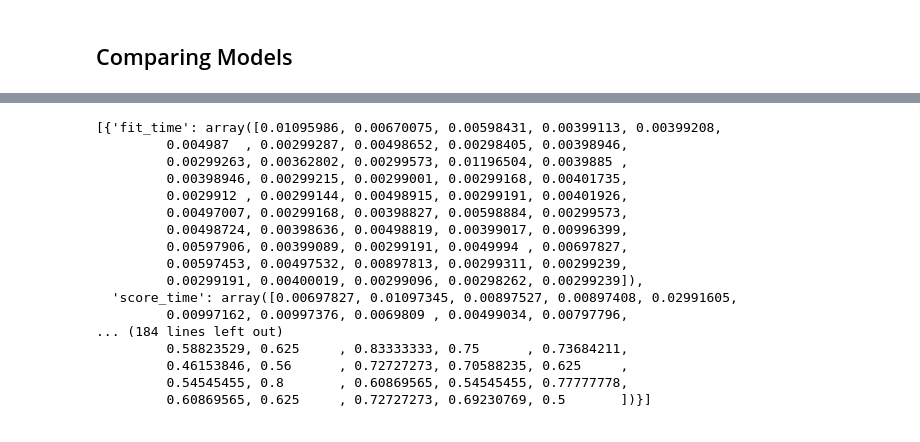
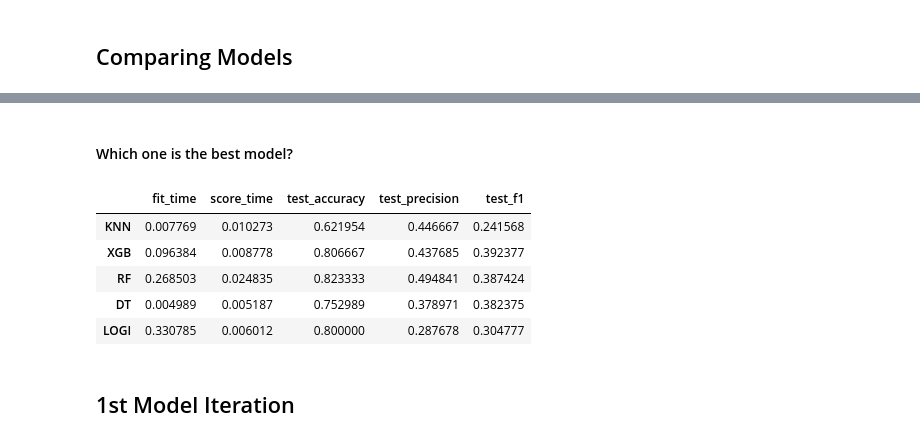
Before and after one commit to pmmc92/Heart_Failure, a Jupyter notebook: mf.ipynb, the cells around one changed output, grey strips where cells are left out. Saved outputs shown, nothing was run; the diff lists cells and outputs as text; code cells hidden in the pictures.

Commit message:
Selected the best ML model

```diff
--- a/mf.ipynb
+++ b/mf.ipynb
@@ -276,15 +281,18 @@ X_test = sc.fit_transform(X_test)
 # %%
 models = []
 models.append(("KNN",KNeighborsClassifier()))
-models.append(("XGB", XGBClassifier(use_label_encoder=False)))
+models.append(("XGB", XGBClassifier(use_label_encoder=False, verbosity = 0)))
 models.append(("RF",RandomForestClassifier()))
 models.append(("DT",DecisionTreeClassifier()))
+models.append(("LOGI",LogisticRegressionCV()))
 
 results = []
 names = []
 
 for name,model in models:
-    cv = RepeatedKFold(n_splits=10, n_repeats= 5, random_state= 7)
+    cv = KFold(n_splits=10)
     result = cross_validate(model, df.drop("DEATH_EVENT", axis = 1), df.DEATH_EVENT, scoring = ["accuracy","precision", "f1"], cv = cv)
-    results.append(result)
+    d1 = pd.DataFrame(result).apply(lambda x : x.mean())
+    results.append(d1)
+    names.append(name)
 # %% [output]
@@ -308,20 +316,11 @@ for name,model in models:
-# %%
-results
-# %% [output]
-[{'fit_time': array([0.01095986, 0.00670075, 0.00598431, 0.00399113, 0.00399208,
-         0.004987  , 0.00299287, 0.00498652, 0.00298405, 0.00398946,
-         0.00299263, 0.00362802, 0.00299573, 0.01196504, 0.0039885 ,
-         0.00398946, 0.00299215, 0.00299001, 0.00299168, 0.00401735,
-         0.0029912 , 0.00299144, 0.00498915, 0.00299191, 0.00401926,
-         0.00497007, 0.00299168, 0.00398827, 0.00598884, 0.00299573,
-         0.00498724, 0.00398636, 0.00498819, 0.00399017, 0.00996399,
-         0.00597906, 0.00399089, 0.00299191, 0.0049994 , 0.00697827,
-         0.00597453, 0.00497532, 0.00897813, 0.00299311, 0.00299239,
-         0.00299191, 0.00400019, 0.00299096, 0.00298262, 0.00299239]),
-  'score_time': array([0.00697827, 0.01097345, 0.00897527, 0.00897408, 0.02991605,
-         0.00997162, 0.00997376, 0.0069809 , 0.00499034, 0.00797796,
-... (184 lines left out)
-         0.58823529, 0.625     , 0.83333333, 0.75      , 0.73684211,
-         0.46153846, 0.56      , 0.72727273, 0.70588235, 0.625     ,
-         0.54545455, 0.8       , 0.60869565, 0.54545455, 0.77777778,
-         0.60869565, 0.625     , 0.72727273, 0.69230769, 0.5       ])}]
+# %% [markdown]
+#### Which one is the best model?
+# %%
+pd.DataFrame(results, index = names)
+# %% [output]
+|  | fit_time | score_time | test_accuracy | test_precision | test_f1 |
+| KNN | 0.007769 | 0.010273 | 0.621954 | 0.446667 | 0.241568 |
+| XGB | 0.096384 | 0.008778 | 0.806667 | 0.437685 | 0.392377 |
+| RF | 0.268503 | 0.024835 | 0.823333 | 0.494841 | 0.387424 |
+| DT | 0.004989 | 0.005187 | 0.752989 | 0.378971 | 0.382375 |
+| LOGI | 0.330785 | 0.006012 | 0.800000 | 0.287678 | 0.304777 |
@@ -327,0 +329,2 @@ results
+# %% [markdown]
+## 1st Model Iteration
```
Also changed, not shown: parts of 10 cells of this notebook.
